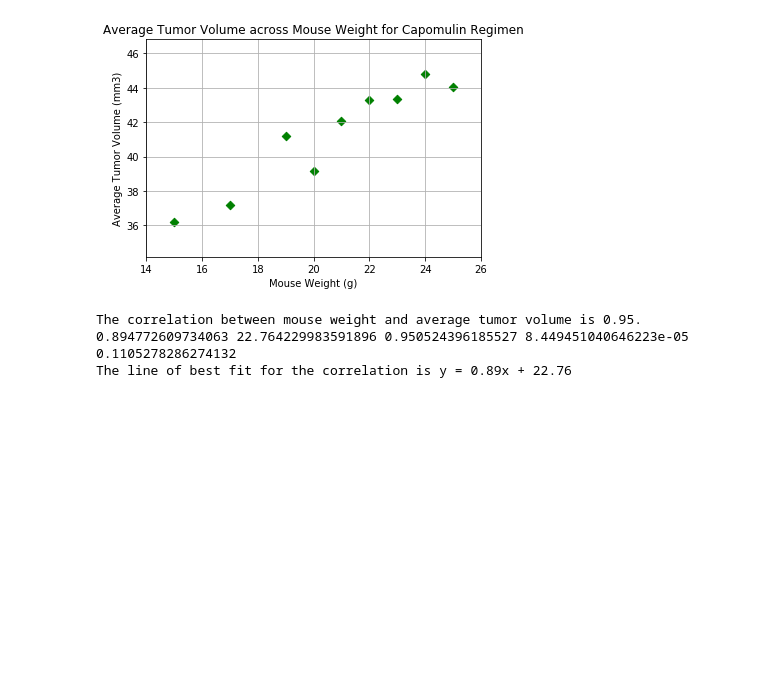
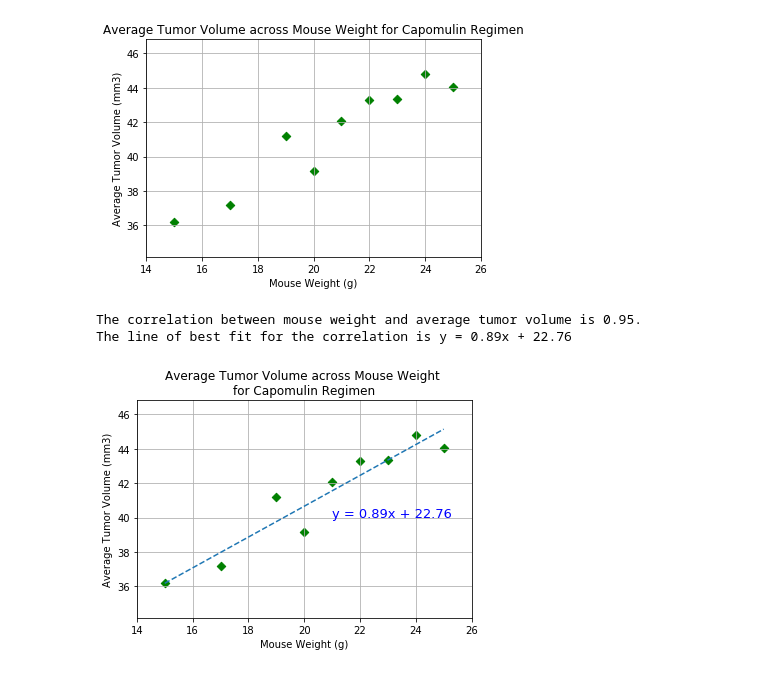
Before and after one commit to BenSnyder90/matplotlib-challenge, a Jupyter notebook: Pymaceuticals/pymaceuticals_starter.ipynb, the cells around one changed output. Saved outputs shown, nothing was run; the diff lists cells and outputs as text; code cells hidden in the pictures; blank space fills up the shorter version.

Commit message:
Plotted lineare regression model on scatter plot

```diff
--- a/Pymaceuticals/pymaceuticals_starter.ipynb
+++ b/Pymaceuticals/pymaceuticals_starter.ipynb
@@ -381,25 +381,39 @@ Name: Tumor Volume (mm3), dtype: float64
 # %%
 # Calculate the correlation coefficient and linear regression model for mouse weight and average tumor volume for the Capomulin regimen
 corr = st.pearsonr(x_axis,mouse_mean)
 print(f"The correlation between mouse weight and average tumor volume is {round(corr[0],2)}.")
 
 #weights = [float(i) for i in x_axis]
 #print(weights)
 #mouse_mean = mouse_mean.astype(float)
 #print(mouse_mean)
 
 #Use linregress to get linear regression model data
-(slope,intercept,rvalue,pvalue,stderr) = linregress(weights,mouse_mean)
-print(f"{slope} {intercept} {rvalue} {pvalue} {stderr}")
+(slope,intercept,rvalue,pvalue,stderr) = linregress(x_axis,mouse_mean)
+#print(f"{slope} {intercept} {rvalue} {pvalue} {stderr}")
 
-#Get the values for line
-for x in weights:
-    regress_values = (x * slope) + intercept
+#Get the values to plot line of best fit, storing them in a list
+regress_values = []
+for x in x_axis:
+    regress_values.append((x * slope) + intercept)
 
-
+#print(regress_values)
+#Make line equation
 line_eq = "y = " + str(round(slope,2)) + "x + " + str(round(intercept,2))
 print(f"The line of best fit for the correlation is {line_eq}")
+
+#Print the linear regression on the scatter plot
+plt.scatter(x_axis,mouse_mean,color = "g",marker = "D")
+plt.title("Average Tumor Volume across Mouse Weight \nfor Capomulin Regimen")
+plt.xlabel("Mouse Weight (g)")
+plt.ylabel("Average Tumor Volume (mm3)")
+plt.ylim(mouse_mean.min()-2,mouse_mean.max()+2)
+plt.xlim(x_axis[0]-1,x_axis[len(x_axis)-1]+1)
+plt.grid()
+plt.plot(x_axis,regress_values,"--")
+plt.annotate(line_eq,(21,40),color = "b",fontsize = 13)
+plt.show()
 # %% [output]
 The correlation between mouse weight and average tumor volume is 0.95.
-0.894772609734063 22.764229983591896 0.950524396185527 8.449451040646223e-05 0.1105278286274132
 The line of best fit for the correlation is y = 0.89x + 22.76
+[figure, added]
```
